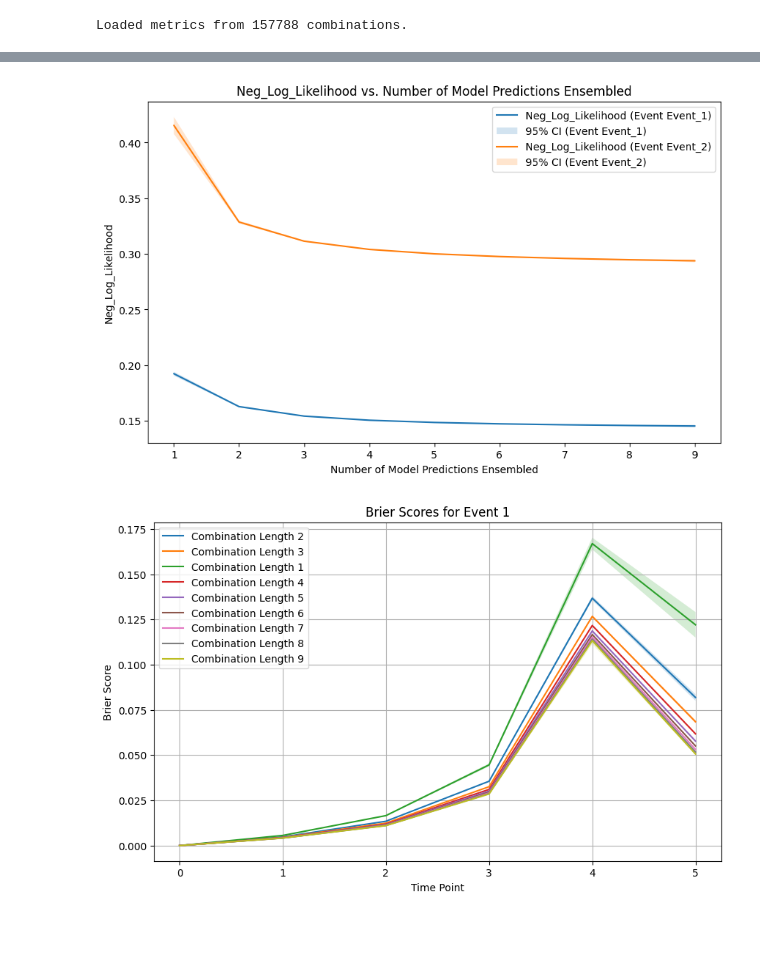
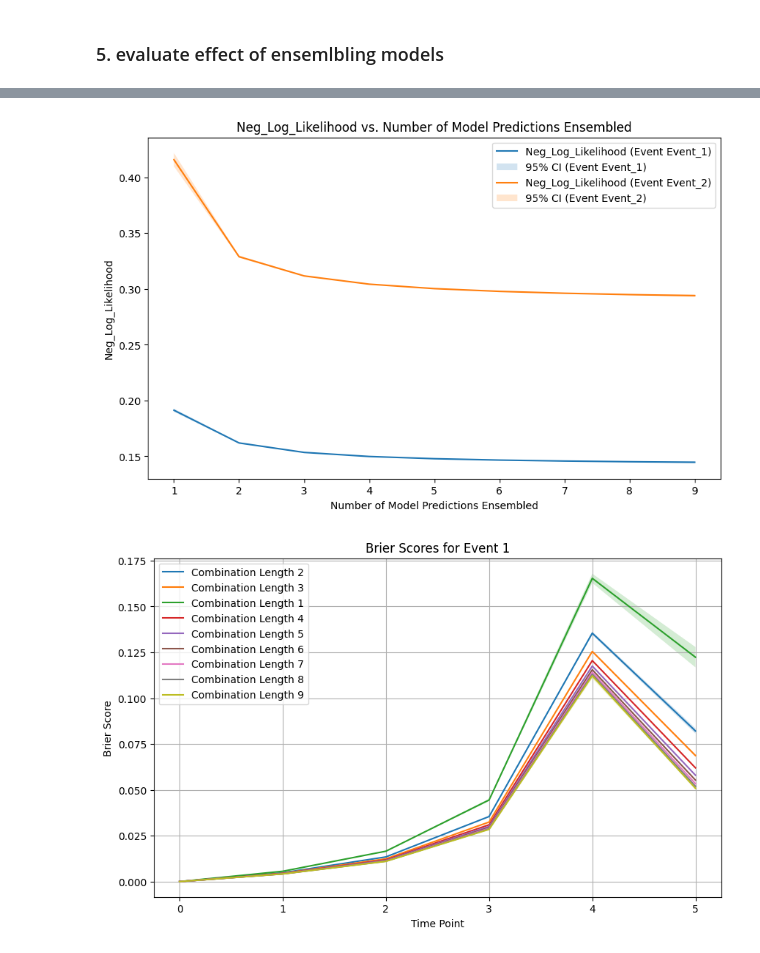
Before and after one commit to leungkcofficial/tarot, a Jupyter notebook: code/ensemble_eval.ipynb, the cells around one changed output, grey strips where cells are left out. Cells and saved outputs as stored; diff of their text form; code cells hidden in the pictures.

```diff
--- a/code/ensemble_eval.ipynb
+++ b/code/ensemble_eval.ipynb
@@ -311,0 +411,6 @@ def plot_brier_scores(brier_stats_df):
+# %%
+null_brier_series_dict = {}
+for key in null_brier_series.keys():
+    null_brier_series_dict[key] = {}
+    for e in null_brier_series[key].keys():
+        null_brier_series_dict[key][e] = [s for s in null_brier_series[key][e]]
@@ -312,23 +717,6 @@ def plot_brier_scores(brier_stats_df):
+# %% [markdown]
+### 5. evaluate effect of ensemlbling models
 # %%
-output_dir = "/mnt/d/PYDataScience/g3_regress/data/results/avg_ensemble"
-
-# Load metrics into a DataFrame
-metrics_df = load_metrics_to_dataframe(output_dir)
-
-separated_metrics_df = separate_event_metrics(metrics_df)
-
-# Ensure the Combination column contains tuples (if not already)
-separated_metrics_df["Combination"] = separated_metrics_df["Combination"].apply(eval)  # Convert string to tuple, if needed
-
-# Sort the metrics by combination length
-sorted_metrics_df = sort_metrics_by_combination_length(separated_metrics_df)
-
-# Calculate statistics
-summary_stats_df = calculate_statistics_per_combination_length(sorted_metrics_df)
-
-
-# Display the results
-display(summary_stats_df.head())
 
 # Call the updated plotting function with the same DataFrame
 plot_metric_vs_combination_length(summary_stats_df, metric_name="Concordance_Index")
@@ -345,4 +733,3 @@ brier_stats_df = calculate_brier_statistics(reshaped_brier_df)
 # Plot the Brier scores
 plot_brier_scores(brier_stats_df)
 # %% [output]
-Loaded metrics from 157788 combinations.
@@ -355,5 +736,5 @@ Loaded metrics from 157788 combinations.
 [figure]
 [figure]
 [figure]
-[figure, old version]
+[figure, new version]
 [figure]
```
Also changed, not shown: parts of 15 cells of this notebook, 3 other files.
